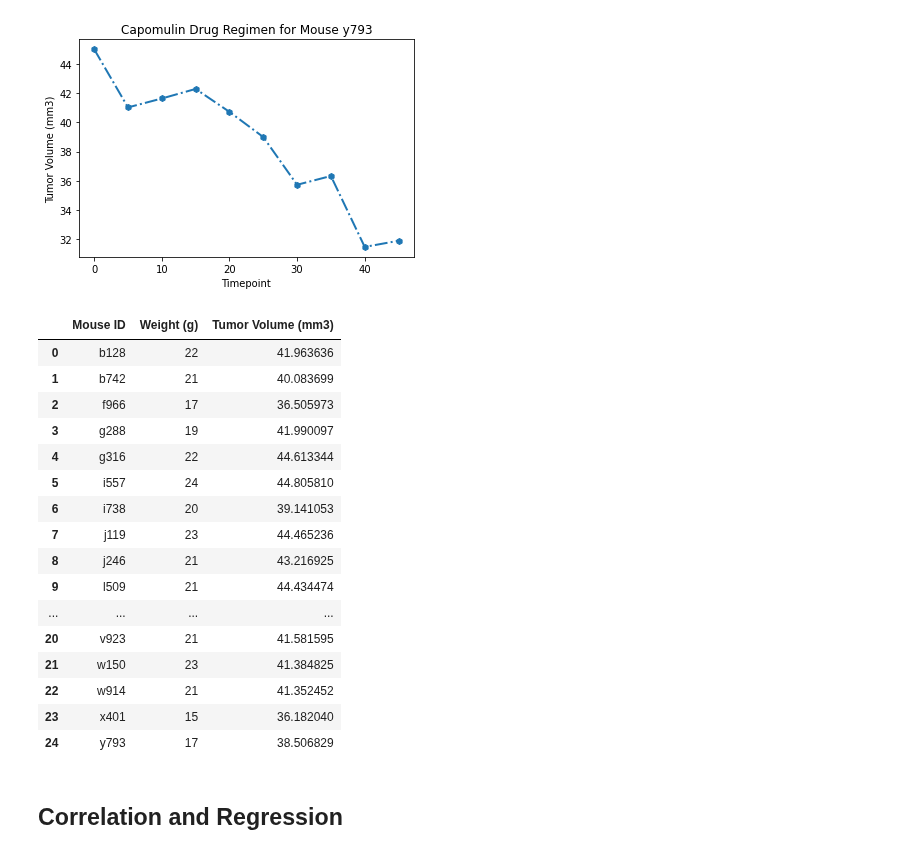
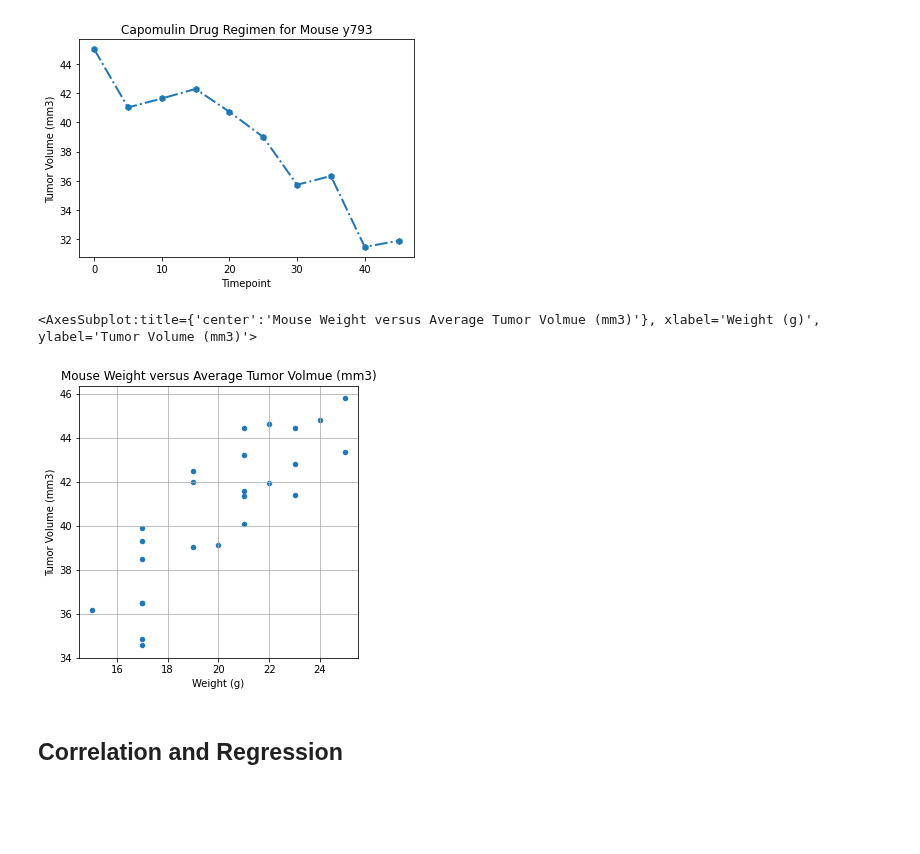
Before and after one commit to jmgeo/Matplotlib-Challenge, a Jupyter notebook: Pymaceuticals/pymaceuticals_starter.ipynb, the cells around one changed output. Cells and saved outputs as stored; diff of their text form; code cells hidden in the pictures; blank space fills up the shorter version.

Commit message:
Delete c=True works. Don't have time for adding it.

```diff
--- a/Pymaceuticals/pymaceuticals_starter.ipynb
+++ b/Pymaceuticals/pymaceuticals_starter.ipynb
@@ -372,46 +372,31 @@ plt.show()
 # %%
 # Generate a scatter plot of average tumor volume vs. mouse weight for the Capomulin regimen
 ##previously we found the Capomulin data for a single mouse.
 ###So we can use the code out of the first part of that string to find the Capomulin data for all the mice.
 ####and create a dataframe out of that to do this scatterplotting
 
 capomulin_mice_df = clean_combo_df.loc[clean_combo_df['Drug Regimen']=='Capomulin']
 #reset the index
 capomulin_mice_df = capomulin_mice_df.reset_index()
 #use .head to check we have working code for the df
 #capomulin_mice_df.head()
 ##check the whole df
 #capomulin_mice_df
 
 ###df works. now to create a df with 3 columns of Mouse ID. Weight (g),. and Tumor Volume (mm3)
 capomulin_scatter_df = capomulin_mice_df.loc[:, ['Mouse ID', 'Weight (g)', 'Tumor Volume (mm3)']]
 #capomulin_scatter_df
 
 ####with the df working, we now need to get the average tumor volumes for each mouse receiving Capomulin
 #####groupby Mouse ID and Weight, and then use .mean on tumor volume
 avg_tum_vol_capo_df = pd.DataFrame(capomulin_scatter_df.groupby(['Mouse ID', 'Weight (g)'])['Tumor Volume (mm3)'].mean()).reset_index()
 #avg_tum_vol_capo_df
 
 #make scatter plot with .plot and kind=scatter, documentation here: https://matplotlib.org/stable/api/_as_gen/matplotlib.pyplot.scatter.html?highlight=scatter%20plot#matplotlib.pyplot.scatter
-avg_tum_vol_capo_df.plot(kind='scatter', x='Weight (g)', y='Tumor Volume (mm3)', grid=True, c=True, figsize=(5,5), title='Mouse Weight versus Average Tumor v'
+avg_tum_vol_capo_df.plot(kind='scatter', x='Weight (g)', y='Tumor Volume (mm3)', grid=True, figsize=(5,5), title='Mouse Weight versus Average Tumor Volmue (mm3)')
 # %% [output]
-|  | Mouse ID | Weight (g) | Tumor Volume (mm3) |
-| 0 | b128 | 22 | 41.963636 |
-| 1 | b742 | 21 | 40.083699 |
-| 2 | f966 | 17 | 36.505973 |
-| 3 | g288 | 19 | 41.990097 |
-| 4 | g316 | 22 | 44.613344 |
-| 5 | i557 | 24 | 44.805810 |
-| 6 | i738 | 20 | 39.141053 |
-| 7 | j119 | 23 | 44.465236 |
-| 8 | j246 | 21 | 43.216925 |
-| 9 | l509 | 21 | 44.434474 |
-| ... | ... | ... | ... |
-| 20 | v923 | 21 | 41.581595 |
-| 21 | w150 | 23 | 41.384825 |
-| 22 | w914 | 21 | 41.352452 |
-| 23 | x401 | 15 | 36.182040 |
-| 24 | y793 | 17 | 38.506829 |
+<AxesSubplot:title={'center':'Mouse Weight versus Average Tumor Volmue (mm3)'}, xlabel='Weight (g)', ylabel='Tumor Volume (mm3)'>
+[figure, added]
 # %% [markdown]
 ## Correlation and Regression
 # %%
```
